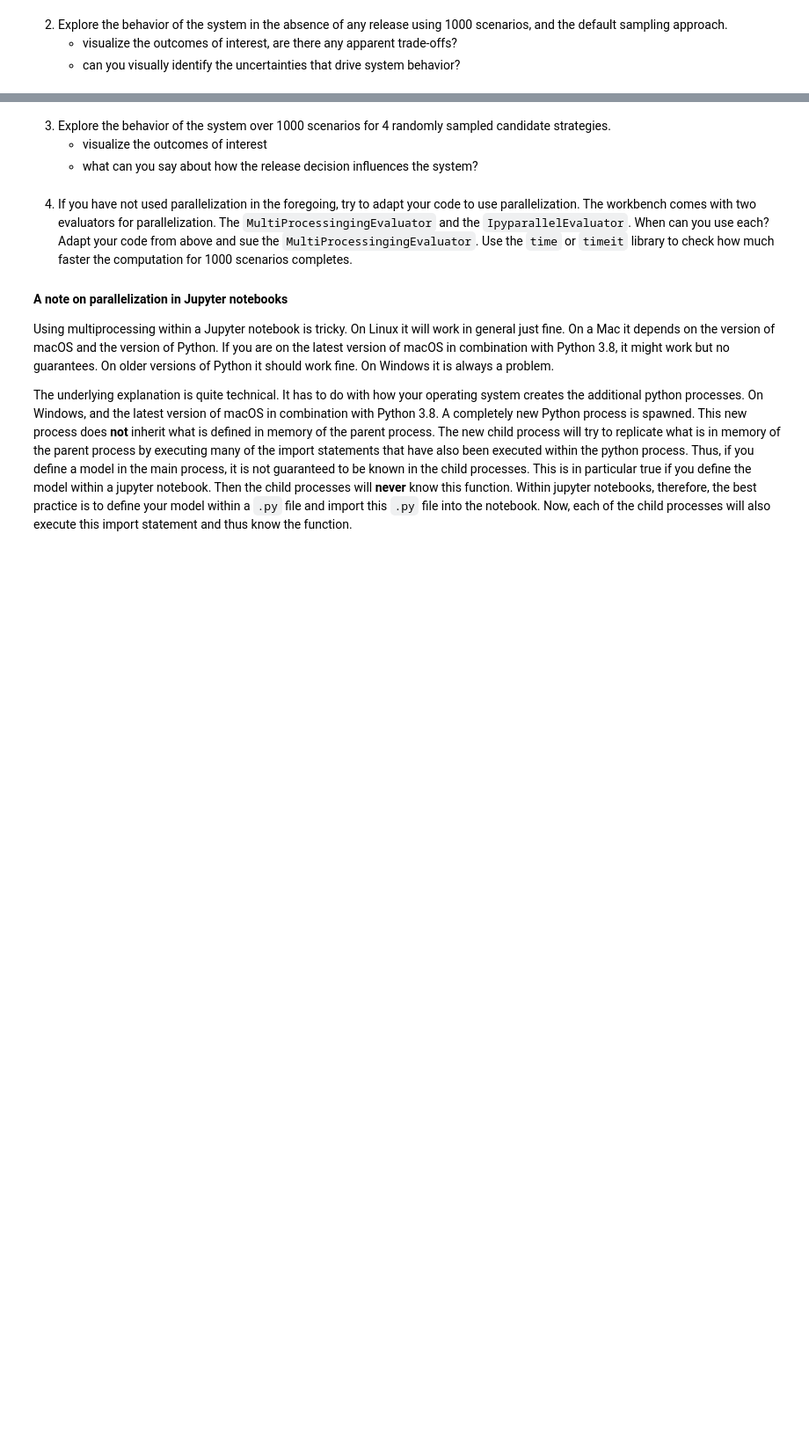
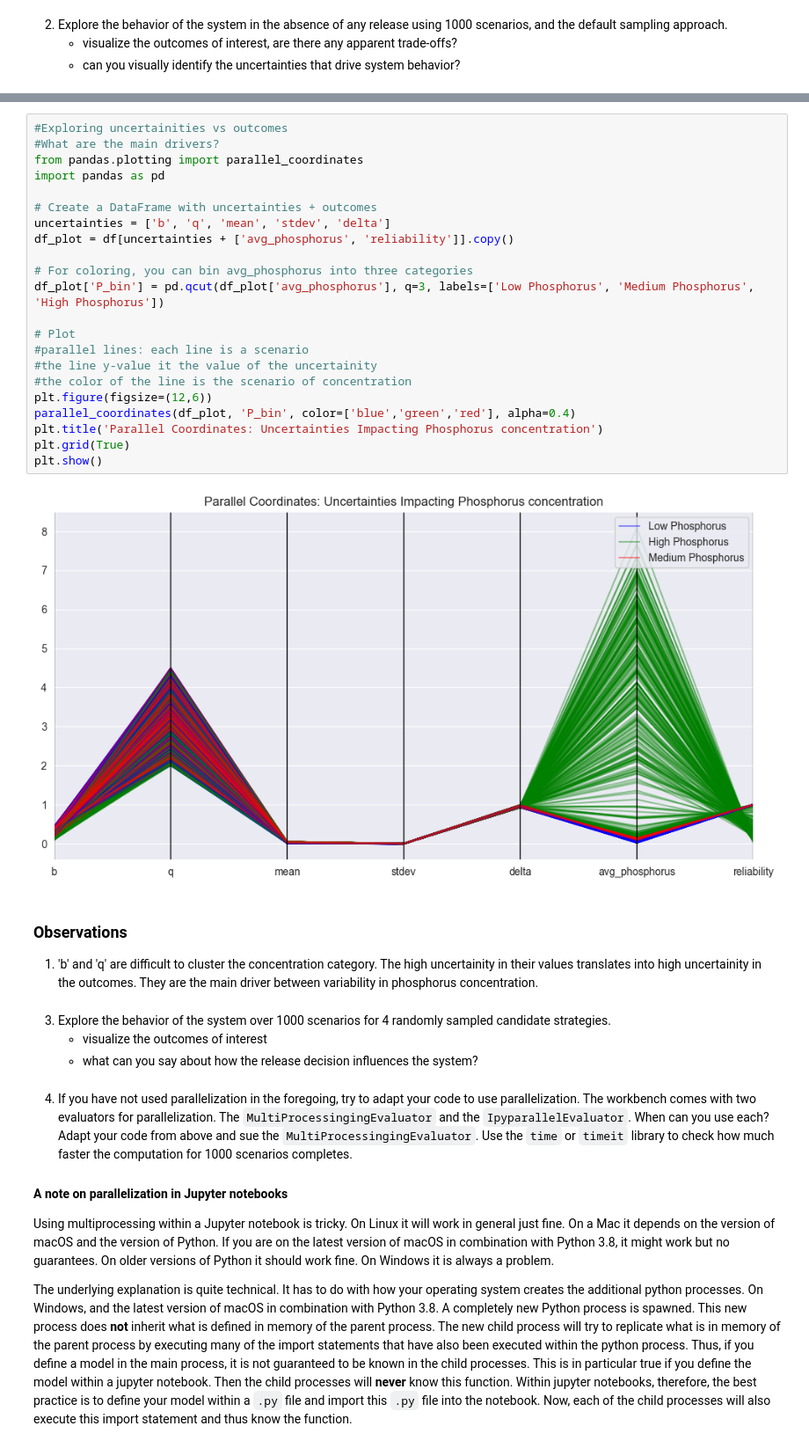
Before and after one commit to adaprecup/decision_making_assignments, a Jupyter notebook: week_01/prof_material/Week 1-2 - general intro to exploratory modelling/assignment 2 - lakemodel.ipynb, the cells around one changed output, grey strips where cells are left out. Shown at 88% size. Cells and saved outputs as stored; diff of their text form; blank space fills up the shorter version.

```diff
--- a/week_01/prof_material/Week 1-2 - general intro to exploratory modelling/assignment 2 - lakemodel.ipynb
+++ b/week_01/prof_material/Week 1-2 - general intro to exploratory modelling/assignment 2 - lakemodel.ipynb
@@ -119,3 +204,30 @@ model.uncertainties = [
+# %%
+#Exploring uncertainities vs outcomes
+#What are the main drivers?
+from pandas.plotting import parallel_coordinates
+import pandas as pd
+
+# Create a DataFrame with uncertainties + outcomes
+uncertainties = ['b', 'q', 'mean', 'stdev', 'delta']
+df_plot = df[uncertainties + ['avg_phosphorus', 'reliability']].copy()
+
+# For coloring, you can bin avg_phosphorus into three categories
+df_plot['P_bin'] = pd.qcut(df_plot['avg_phosphorus'], q=3, labels=['Low Phosphorus', 'Medium Phosphorus', 'High Phosphorus'])
+
+# Plot
+#parallel lines: each line is a scenario
+#the line y-value it the value of the uncertainity
+#the color of the line is the scenario of concentration
+plt.figure(figsize=(12,6))
+parallel_coordinates(df_plot, 'P_bin', color=['blue','green','red'], alpha=0.4)
+plt.title('Parallel Coordinates: Uncertainties Impacting Phosphorus concentration')
+plt.grid(True)
+plt.show()
+# %% [output]
+[figure, added]
+# %% [markdown]
+### Observations
+1. 'b' and 'q' are difficult to cluster the concentration category. The high uncertainity in their values translates into high uncertainity in the outcomes. They are the main driver between variability in phosphorus concentration.
 # %% [markdown]
 3. Explore the behavior of the system over 1000 scenarios for 4 randomly sampled candidate strategies.
     * visualize the outcomes of interest
```
Also changed, not shown: parts of 8 cells of this notebook, 1 other file.
